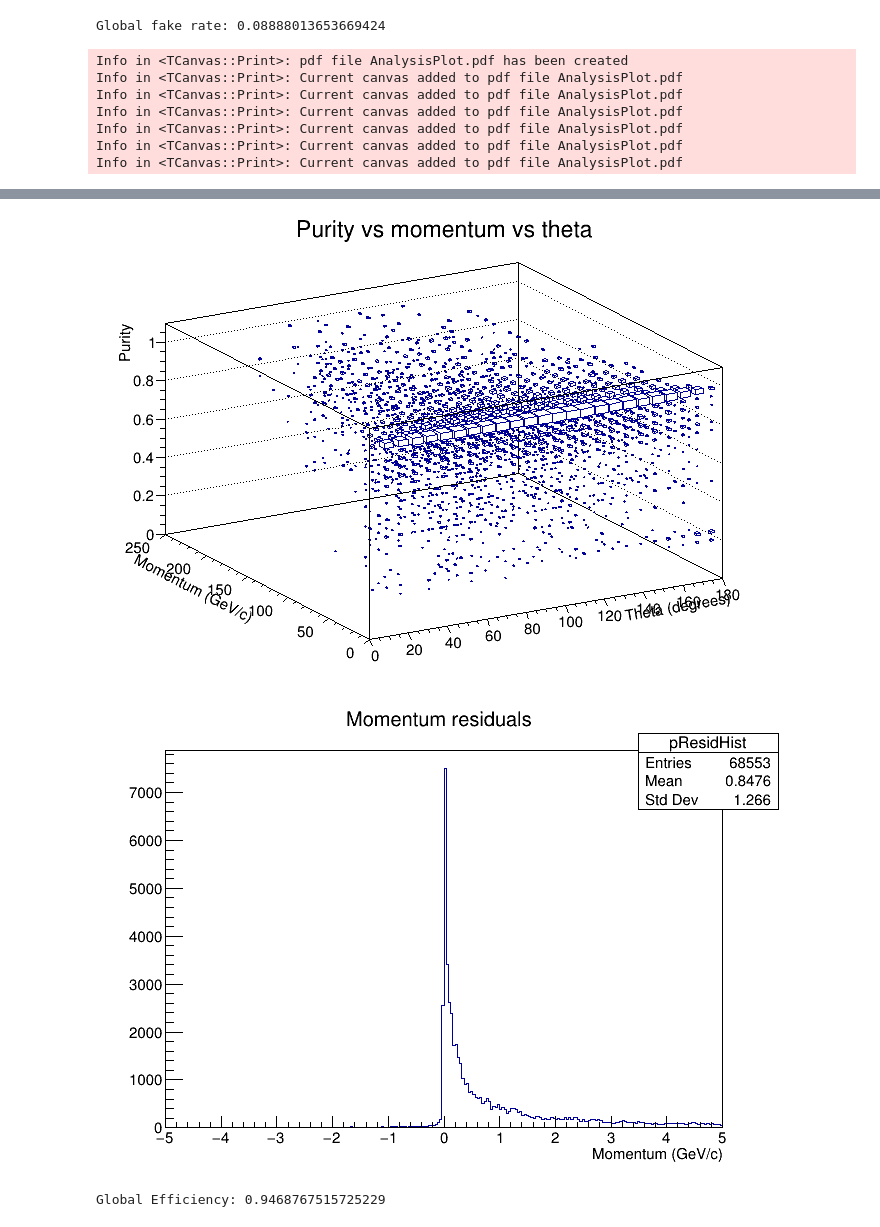
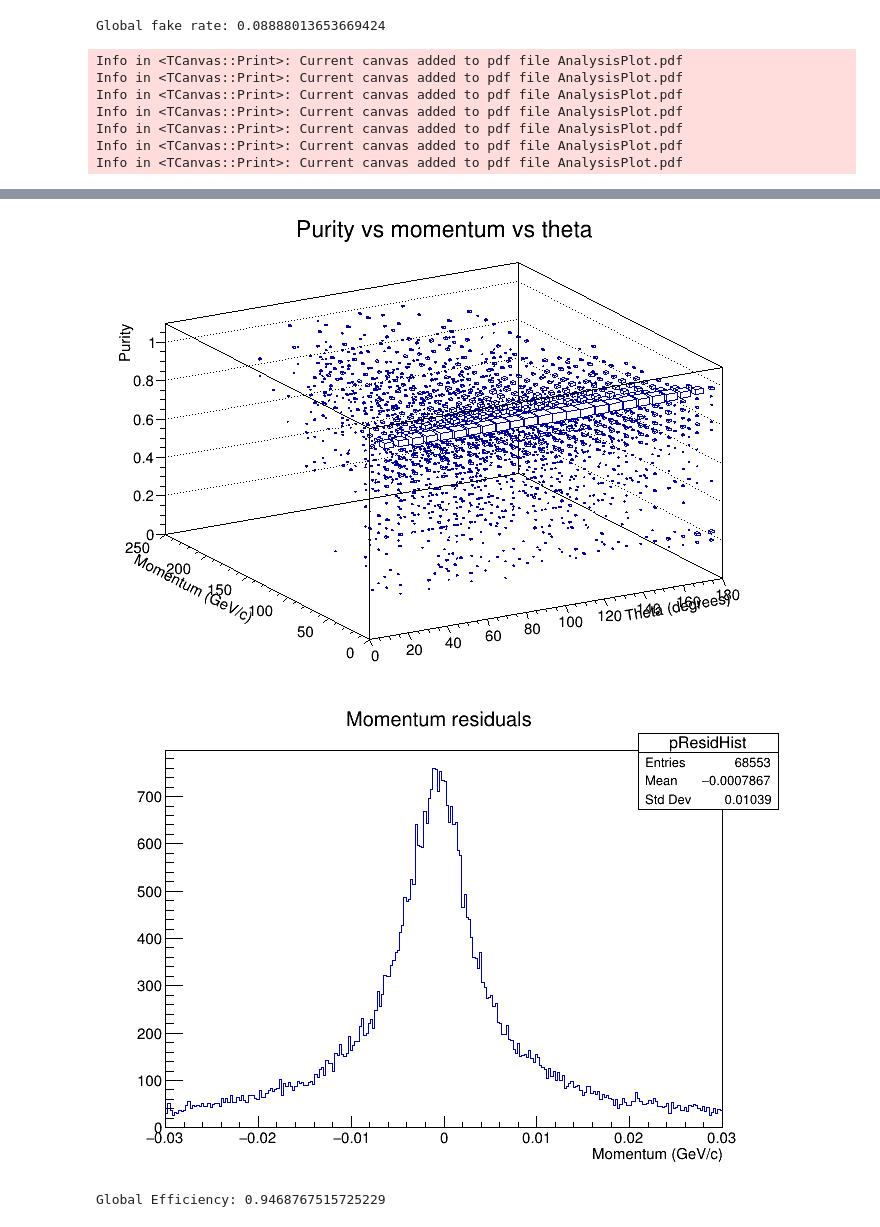
Before and after one commit to matthewd0yle/CLIC-full-simulation, a Jupyter notebook: Analysis.ipynb, the cells around one changed output, grey strips where cells are left out. Drawn from its saved outputs; the diff is of its cells as text; code cells hidden in the pictures.

Commit message:
Cleaned up and refined analysis notebook.

```diff
--- a/Analysis.ipynb
+++ b/Analysis.ipynb
@@ -3,18 +3,13 @@ import ROOT
 import os
 
 # Written in Python 3. Requires a version of root to be compiled with the Python 3 option.
-# Might work with Python2, though may require some modification.
+# Might work with Python2, may require some modification.
 
 
 inputFileName = "Merged.root"
-#inputFileName = "ReducedSupport.root"
-#inputFileName = "Thin.root"
-#inputFileName = "Cut.root"
-#inputFileName = "HeavySilicon.root"
 
 # The output file will do weird things unless all the cells are run consecutivly
 outputFileName = "AnalysisPlot.pdf"
-#outputFileName = "10MicroMeterSensitiveAnalysisPlot.pdf"
 
 momentumHistMax = 250
 
@@ -47,7 +42,7 @@ purityVSpVStheta.GetXaxis().SetTitle("Theta (degrees)")
 purityVSpVStheta.GetYaxis().SetTitle("Momentum (GeV/c)")
 purityVSpVStheta.GetZaxis().SetTitle("Purity")
 
-pResidHist = ROOT.TH1D("pResidHist", "Momentum residuals", 250, -5, 5)
+pResidHist = ROOT.TH1D("pResidHist", "Momentum residuals", 250, -0.03, 0.03)
 pResidHist.GetXaxis().SetTitle("Momentum (GeV/c)")
 
 fakeNum = 0
@@ -67,7 +62,7 @@ for jEnt in range(entryNum):
     truePs = myChainTrack.truePt
     trueThetas = myChainTrack.trueTheta
     purities = myChainPurity.trk_purity
-    recoPs = myChainTrack.recoP
+    recoPs = myChainTrack.recoPt
 
     for trueP, purity, trueTheta, recoP in zip(truePs, purities, trueThetas, recoPs):
         totalNum +=1
@@ -114,11 +109,10 @@ pureImpureTheta.Add(impureVStheta)
 
 
 # Removes existing file
-if fullRun:
-    try:
-        os.remove(outputFileName)
-    except OSError:
-        pass
+try:
+    os.remove(outputFileName)
+except OSError:
+    pass
 
 canvas = ROOT.TCanvas()
 canvas.SetLogz(1)
@@ -147,39 +141,38 @@ legend.Draw()
 pureImpureTheta.GetXaxis().SetTitle("Theta (degrees)")
 pureImpureTheta.GetYaxis().SetTitle("Normalised count")
 pureImpureTheta.SetTitle("Pure vs Impure")
-#pureImpureTheta.SetStats(False)
 canvas2.Draw()
 canvas2.Print(outputFileName)
 
 canvas3 = ROOT.TCanvas()
 impureDivPureVStheta.Draw("eh")
 canvas3.Draw()
 canvas3.Print(outputFileName)
 
 canvas4 = ROOT.TCanvas()
 purityVSpVStheta.Draw("BOX")
 canvas4.Draw()
 canvas4.Print(outputFileName)
 
 canvas5 = ROOT.TCanvas()
 pResidHist.Draw()
 canvas5.Draw()
 canvas5.Print(outputFileName)
 # %% [output]
 Global fake rate: 0.08888013653669424
-Info in <TCanvas::Print>: pdf file AnalysisPlot.pdf has been created
 Info in <TCanvas::Print>: Current canvas added to pdf file AnalysisPlot.pdf
 Info in <TCanvas::Print>: Current canvas added to pdf file AnalysisPlot.pdf
 Info in <TCanvas::Print>: Current canvas added to pdf file AnalysisPlot.pdf
 Info in <TCanvas::Print>: Current canvas added to pdf file AnalysisPlot.pdf
 Info in <TCanvas::Print>: Current canvas added to pdf file AnalysisPlot.pdf
 Info in <TCanvas::Print>: Current canvas added to pdf file AnalysisPlot.pdf
+Info in <TCanvas::Print>: Current canvas added to pdf file AnalysisPlot.pdf
 [figure]
 [figure]
 [figure]
 [figure]
 [figure]
-[figure, old version]
+[figure, new version]
 # %%
 # Efficiency Plots
 
```
Also changed, not shown: parts of 3 cells of this notebook.
